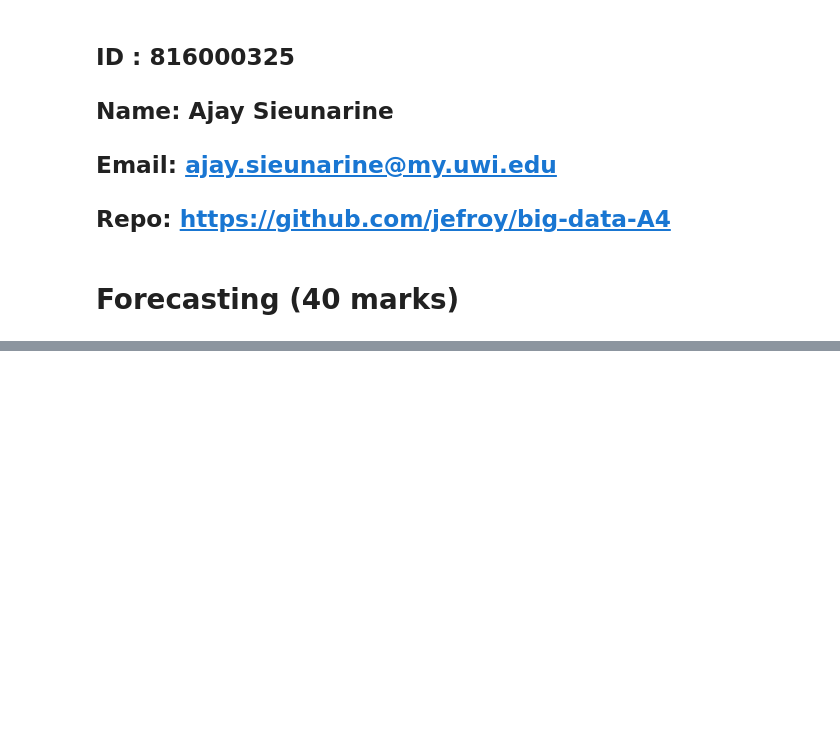
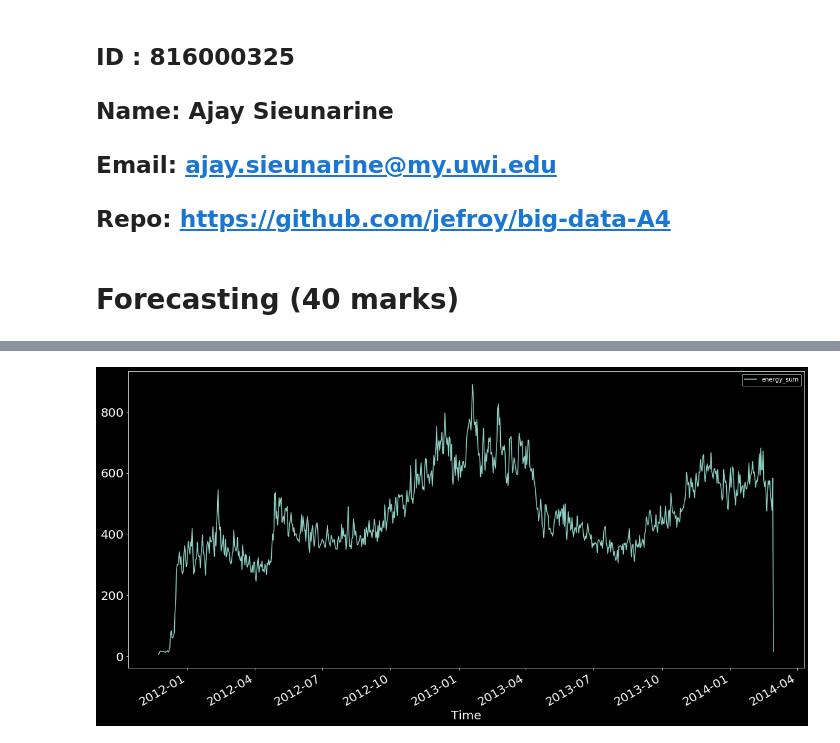
Before and after one commit to UWI-Bois/big-data-A4, a Jupyter notebook: Section 2/Section 2.ipynb, the cells around one changed output, grey strips where cells are left out. Saved outputs shown, nothing was run; the diff lists cells and outputs as text; code cells hidden in the pictures; blank space fills up the shorter version.

```diff
--- a/Section 2/Section 2.ipynb
+++ b/Section 2/Section 2.ipynb
@@ -28,0 +54,4 @@ Ensure that there is only one row for a given date.
+# %%
+df_energyData = pd.read_csv('energydata.csv')
+print(df_energyData.shape)
+df_energyData.head()
@@ -28,0 +158,32 @@ Ensure that there is only one row for a given date.
+# %%
+# cleaning the energy dataframe
+
+def getIndex(index):
+    '''
+    clean an index value and return a string with the first 10 characters:
+    '''
+    if(len(index) < 10):
+        print('error getting index.')
+        return 'error'
+    return str(index[0:10])
+
+'''
+for each index:
+    add the energy sum
+    drop all rows with that index
+    append it to a new row for that index
+'''
+
+temp_dict = {}
+
+for index, row in df_energy.iterrows():
+    i = getIndex(str(index))
+    val = df_energy[i].sum()
+    temp_dict[index] = val
+# %%
+df_new = pd.DataFrame(data=temp_dict)
+df_new = df_new.transpose()
+df_energy = df_new
+
+print(df_energy.describe())
+df_energy.head()
@@ -28,0 +231,6 @@ Ensure that there is only one row for a given date.
+# %%
+# plot for temperatures
+df_energy.plot(figsize=(20,10), linewidth=1.5, fontsize=20)
+plt.xlabel('Time', fontsize=20);
+# %% [output]
+[figure, added]
```
Also changed, not shown: parts of 31 cells of this notebook.
